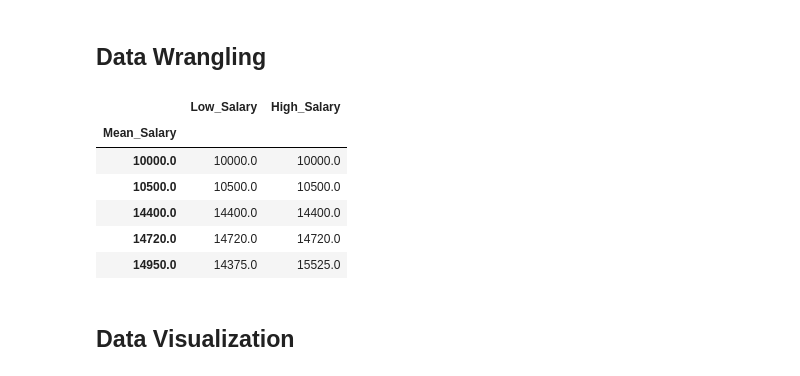
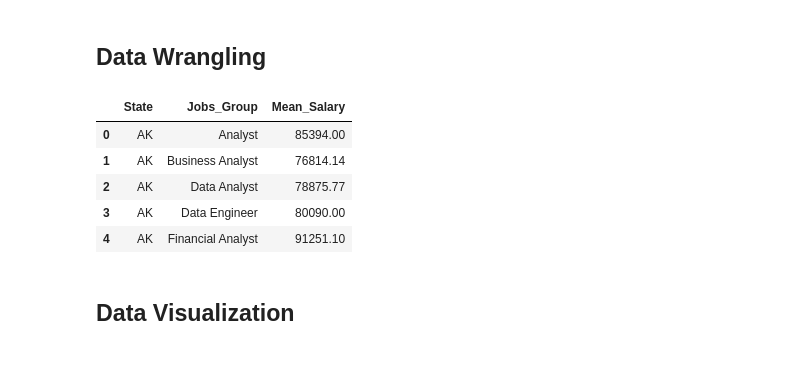
Before and after one commit to eddiexunyc/data_608_story_4, a Jupyter notebook: DATA608_Assignment_4_Eddie_Xu.ipynb, the cells around one changed output. Drawn from its saved outputs; the diff is of its cells as text; code cells hidden in the pictures.

Commit message:
data plot, need box plot

```diff
--- a/DATA608_Assignment_4_Eddie_Xu.ipynb
+++ b/DATA608_Assignment_4_Eddie_Xu.ipynb
@@ -59,31 +59,39 @@ job_data.head(10)
 # %%
 # find out distinct job groups in the dataframe
 unique_job_group_set = set(job_data['Jobs_Group'])
-to_remove = ['Others', 'Controller', 'CFO']
+to_remove = ['Others', 'Controller', 'CFO', 'Statistician/Mathemathics', 'Finance']
 data_practitioner_jobs_set = [x for x in unique_job_group_set if x not in to_remove]
 
 # filter out other job groups that are not in data practitioners list
 job_filtered_data = job_data[job_data['Jobs_Group'].isin(data_practitioner_jobs_set)]
 
 # drop the frequency salary column
 job_filtered_data = job_filtered_data.drop(['Frecuency_Salary'], axis=1)
 
 # filter out missing salary and jobs with remote location
 job_filtered_data = job_filtered_data[job_filtered_data['Salary'].notnull()]
 job_filtered_data = job_filtered_data[job_filtered_data['Remote'] != 'Remote']
 
-# calculate the mean salary sum group by state
-job_state_salary_data = job_filtered_data.groupby(['Mean_Salary']).mean()
+# calculate the mean salary sum group by state and jobs group
+job_state_salary_data_mean = round(job_filtered_data.groupby(['State', 'Jobs_Group'])['Mean_Salary'].mean().reset_index(),2)
+job_state_salary_data_low = round(job_filtered_data.groupby(['State', 'Jobs_Group'])['Low_Salary'].mean().reset_index(),2)
+job_state_salary_data_high = round(job_filtered_data.groupby(['State', 'Jobs_Group'])['High_Salary'].mean().reset_index(),2)
 
+# combine all data into one dataframe and pivot from long to wide format dataset
+job_state_combined_data = pd.merge(job_state_salary_data_low, job_state_salary_data_mean, on = ['State', 'Jobs_Group'], how = 'left')
+job_state_combined_data = pd.merge(job_state_combined_data, job_state_salary_data_high, on = ['State', 'Jobs_Group'], how = 'left')
+job_state_combined_data.head()
 
-job_state_salary_data.head()
+job_state_salary_wide_data = pd.pivot(job_state_salary_data_mean, index = 'State', columns= 'Jobs_Group', values = 'Mean_Salary').reset_index()
+job_state_salary_wide_data['Total State Salary'] = round(job_state_salary_wide_data.mean(axis=1),2)
+
+job_state_salary_data_mean.head()
 # %% [output]
-|  | Low_Salary | High_Salary |
-| Mean_Salary |  |  |
-| 10000.0 | 10000.0 | 10000.0 |
-| 10500.0 | 10500.0 | 10500.0 |
-| 14400.0 | 14400.0 | 14400.0 |
-| 14720.0 | 14720.0 | 14720.0 |
-| 14950.0 | 14375.0 | 15525.0 |
+|  | State | Jobs_Group | Mean_Salary |
+| 0 | AK | Analyst | 85394.00 |
+| 1 | AK | Business Analyst | 76814.14 |
+| 2 | AK | Data Analyst | 78875.77 |
+| 3 | AK | Data Engineer | 80090.00 |
+| 4 | AK | Financial Analyst | 91251.10 |
 # %% [markdown]
 ## Data Visualization
```
Also changed, not shown: parts of 2 cells of this notebook.
